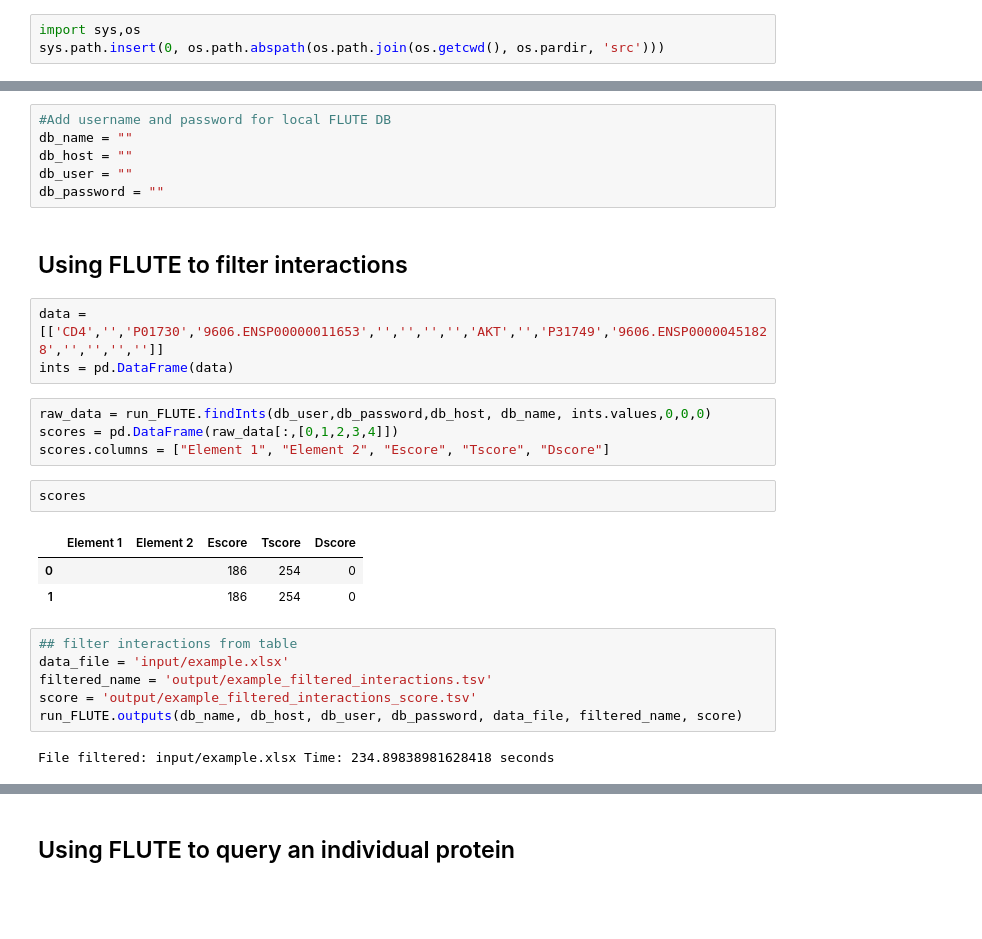
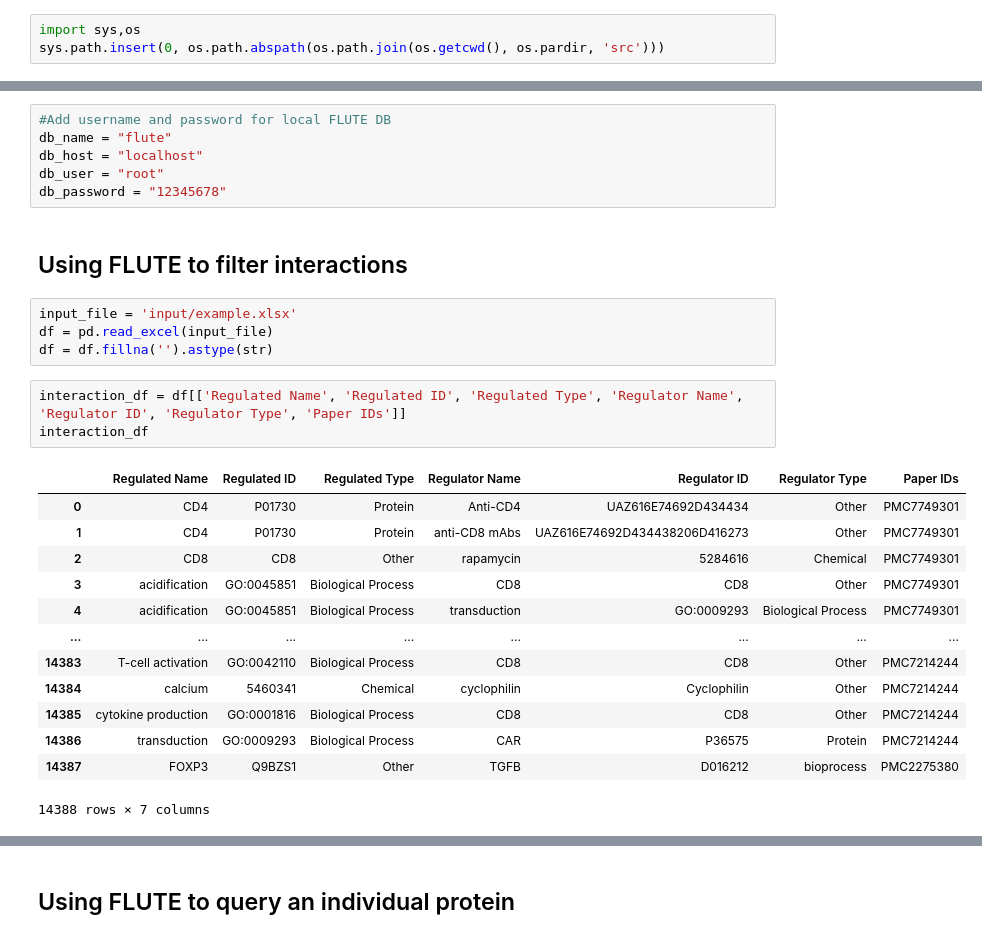
Before and after one commit to pitt-miskov-zivanov-lab/FLUTE, a Jupyter notebook: examples/use_FLUTE.ipynb, the cells around one changed output, grey strips where cells are left out. Saved outputs shown, nothing was run; the diff lists cells and outputs as text; blank space fills up the shorter version.

```diff
--- a/examples/use_FLUTE.ipynb
+++ b/examples/use_FLUTE.ipynb
@@ -10,30 +10,30 @@ import mysql.connector
 import run_FLUTE
 # %%
 #Add username and password for local FLUTE DB
-db_name = ""
-db_host = ""
-db_user = ""
-db_password = ""
+db_name = "flute"
+db_host = "localhost"
+db_user = "root"
+db_password = "12345678"
 # %% [markdown]
 ## Using FLUTE to filter interactions
-# %%
-data = [['CD4','','P01730','9606.ENSP00000011653','','','','','AKT','','P31749','9606.ENSP00000451828','','','','']]
-ints = pd.DataFrame(data)
-# %%
-raw_data = run_FLUTE.findInts(db_user,db_password,db_host, db_name, ints.values,0,0,0)
-scores = pd.DataFrame(raw_data[:,[0,1,2,3,4]])
-scores.columns = ["Element 1", "Element 2", "Escore", "Tscore", "Dscore"]
-# %%
-scores
-# %% [output]
-|  | Element 1 | Element 2 | Escore | Tscore | Dscore |
-| 0 |  |  | 186 | 254 | 0 |
-| 1 |  |  | 186 | 254 | 0 |
-# %%
-## filter interactions from table
-data_file = 'input/example.xlsx'
-filtered_name = 'output/example_filtered_interactions.tsv'
-score = 'output/example_filtered_interactions_score.tsv'
-run_FLUTE.outputs(db_name, db_host, db_user, db_password, data_file, filtered_name, score)
-# %% [output]
-File filtered: input/example.xlsx Time: 234.89838981628418 seconds
+# %%
+input_file = 'input/example.xlsx'
+df = pd.read_excel(input_file)
+df = df.fillna('').astype(str)
+# %%
+interaction_df = df[['Regulated Name', 'Regulated ID', 'Regulated Type', 'Regulator Name', 'Regulator ID', 'Regulator Type', 'Paper IDs']]
+interaction_df
+# %% [output]
+|  | Regulated Name | Regulated ID | Regulated Type | Regulator Name | Regulator ID | Regulator Type | Paper IDs |
+| 0 | CD4 | P01730 | Protein | Anti-CD4 | UAZ616E74692D434434 | Other | PMC7749301 |
+| 1 | CD4 | P01730 | Protein | anti-CD8 mAbs | UAZ616E74692D434438206D416273 | Other | PMC7749301 |
+| 2 | CD8 | CD8 | Other | rapamycin | 5284616 | Chemical | PMC7749301 |
+| 3 | acidification | GO:0045851 | Biological Process | CD8 | CD8 | Other | PMC7749301 |
+| 4 | acidification | GO:0045851 | Biological Process | transduction | GO:0009293 | Biological Process | PMC7749301 |
+| ... | ... | ... | ... | ... | ... | ... | ... |
+| 14383 | T-cell activation | GO:0042110 | Biological Process | CD8 | CD8 | Other | PMC7214244 |
+| 14384 | calcium | 5460341 | Chemical | cyclophilin | Cyclophilin | Other | PMC7214244 |
+| 14385 | cytokine production | GO:0001816 | Biological Process | CD8 | CD8 | Other | PMC7214244 |
+| 14386 | transduction | GO:0009293 | Biological Process | CAR | P36575 | Protein | PMC7214244 |
+| 14387 | FOXP3 | Q9BZS1 | Other | TGFB | D016212 | bioprocess | PMC2275380 |
+14388 rows × 7 columns
```
Also changed, not shown: parts of 31 cells of this notebook, 19 other files.
